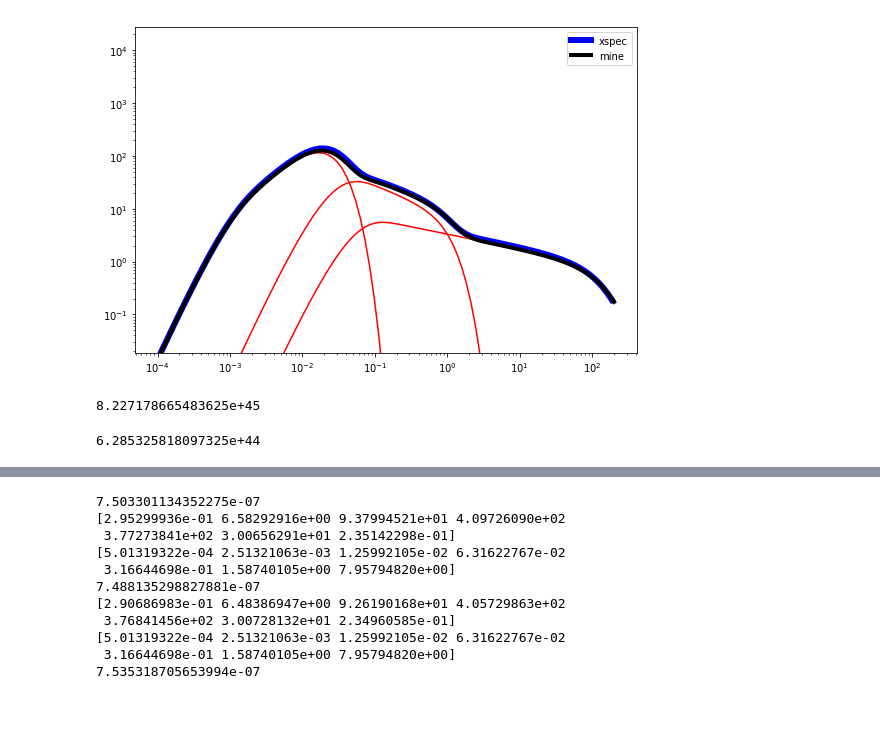
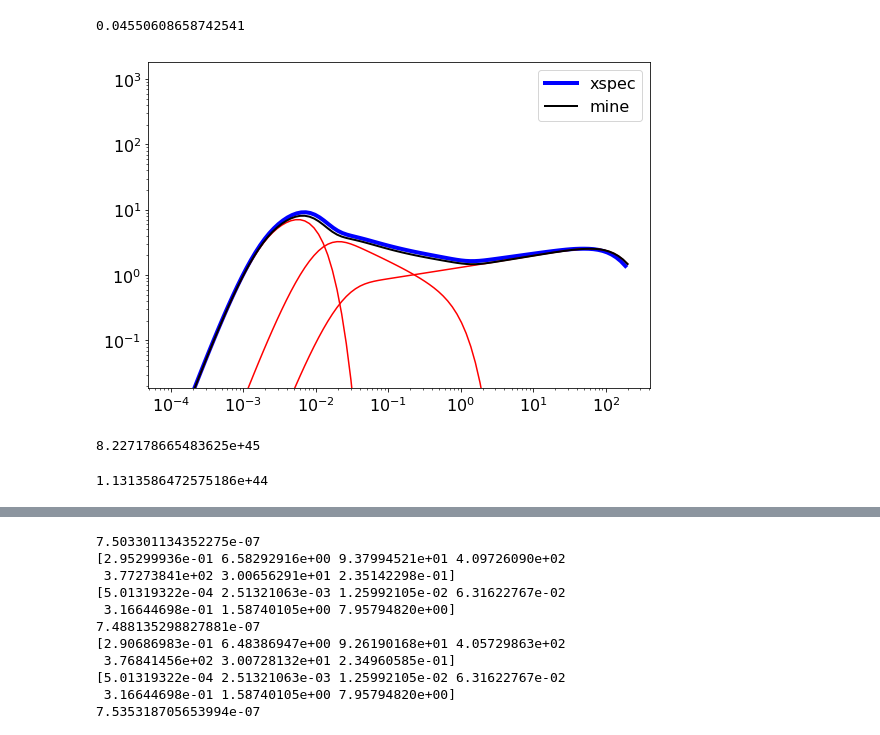
Before and after one commit to arnauqb/qsosed, a Jupyter notebook: tests.ipynb, the cells around one changed output, grey strips where cells are left out. Cells and saved outputs as stored; diff of their text form; code cells hidden in the pictures; blank space fills up the shorter version.

```diff
--- a/tests.ipynb
+++ b/tests.ipynb
@@ -7,8 +7,8 @@ import numpy as np
 from astropy import units as u
 import matplotlib.pyplot as plt
 import pyagn.constants as const
-sed_test = sed.SED(M=1e8, mdot=0.5, reprocessing=True)
+sed_test = sed.SED(M=1e7, mdot=0.5, reprocessing=True)
 
 energy_range_erg = sed.convert_units(sed_test.energy_range * u.keV, u.erg)
 energy_range_erg_diff = np.diff(energy_range_erg, n=1)
-distance = (10 * u.Mpc).to(u.cm).value
+distance = (100 * u.Mpc).to(u.cm).value
@@ -21,23 +26,27 @@ plt.show()
+# %%
+sed_test.corona_luminosity / sed_test.eddington_luminosity
+# %% [output]
+0.04550608658742541
 # %%
 plt.figure(figsize=(9,6))
-xspec = np.loadtxt("/home/arnau/Documents/PyWinds/agn_sigmas/seds/sed_1e+08_5e-01.txt")
-plt.loglog(xspec[:,0], xspec[:,1], color ='b', linewidth =6, label='xspec')
+xspec = np.loadtxt("/home/arnau/Documents/PyWinds/agn_sigmas/seds/sed_1e+08_5e-02.txt")
+plt.loglog(xspec[:,0], xspec[:,1], color ='b', linewidth =4, label='xspec')
 #plt.loglog(sed_test.energy_range, sed_test. * sed_test.warm_sed()/(4*np.pi*dist**2), color = 'r')
 plt.loglog(sed_test.energy_range, sed_test.corona_flux(distance), color = 'r')
-plt.loglog(sed_test.energy_range, sed_test.disc_flux(distance), color = 'r')
+plt.loglog(sed_test.energy_range, sed_test.disk_flux(distance), color = 'r')
 plt.loglog(sed_test.energy_range, sed_test.warm_flux(distance), color = 'r')
 
 
-total = sed_test.corona_flux(distance) + sed_test.disc_flux(distance) + sed_test.warm_flux(distance)
+total = sed_test.corona_flux(distance) + sed_test.disk_flux(distance) + sed_test.warm_flux(distance)
 
-plt.loglog(sed_test.energy_range, total, color = 'black', linewidth = 4, label='mine')
+plt.loglog(sed_test.energy_range, total, color = 'black', linewidth = 2, label='mine')
 
 #plt.xlim(1e-3, 100)
 plt.ylim(1e-4*np.max(xspec[:,0]), 200*np.max(xspec[:,1]))
 plt.legend()
 plt.show()
 # %% [output]
-[figure, old version]
+[figure, new version]
 # %%
 integrate.trapz(x=sed_test.energy_range_erg, y = total_repr) * (4*np.pi*distance**2)
 # %% [output]
@@ -45,5 +54,5 @@ integrate.trapz(x=sed_test.energy_range_erg, y = total_repr) * (4*np.pi*distance
 # %%
 sed_test.bolumetric_luminosity
 # %% [output]
-6.285325818097325e+44
+1.1313586472575186e+44
 # %%
```
Also changed, not shown: parts of 5 cells of this notebook, 4 other files.
